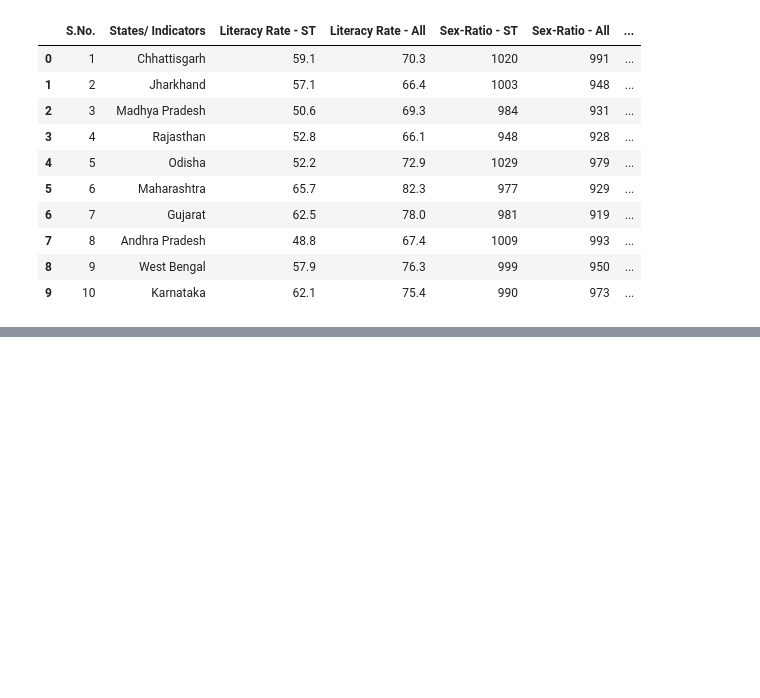
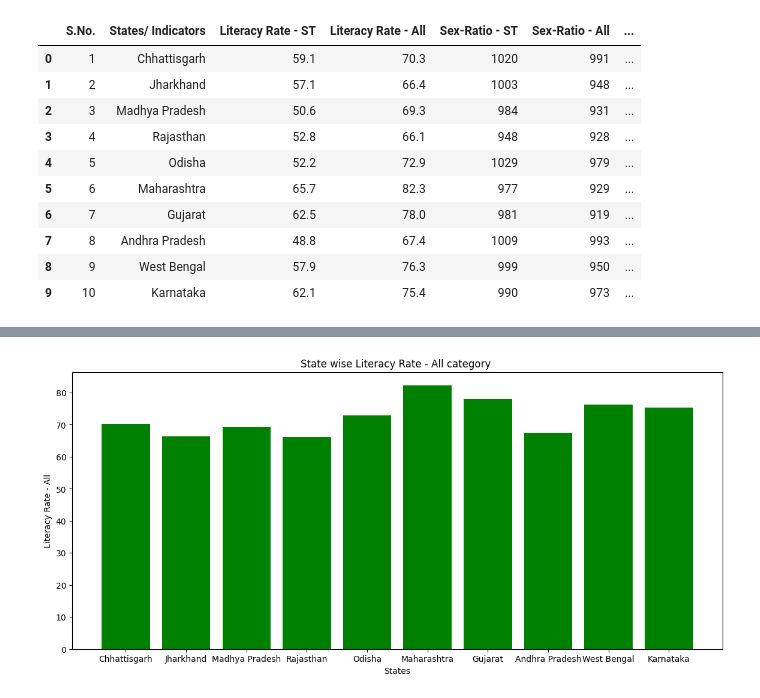
Before and after one commit to Mani007/dunuIPproject, a Jupyter notebook: project.ipynb, the cells around one changed output, grey strips where cells are left out. Saved outputs shown, nothing was run; the diff lists cells and outputs as text; code cells hidden in the pictures; blank space fills up the shorter version.

```diff
--- a/project.ipynb
+++ b/project.ipynb
@@ -19,0 +30,10 @@ mydf
+# %%
+plt.bar(mydf['States/ Indicators'], mydf['Literacy Rate - All'], color='green')
+plt.title('State wise Literacy Rate - All category ')
+plt.xlabel('States')
+plt.ylabel('Literacy Rate - All')
+fig = plt.gcf()  # get current figure
+fig.set_size_inches(14, 6)  # set new size
+fig.show()
+# %% [output]
+[figure, added]
```
Also changed, not shown: parts of 2 cells of this notebook.
